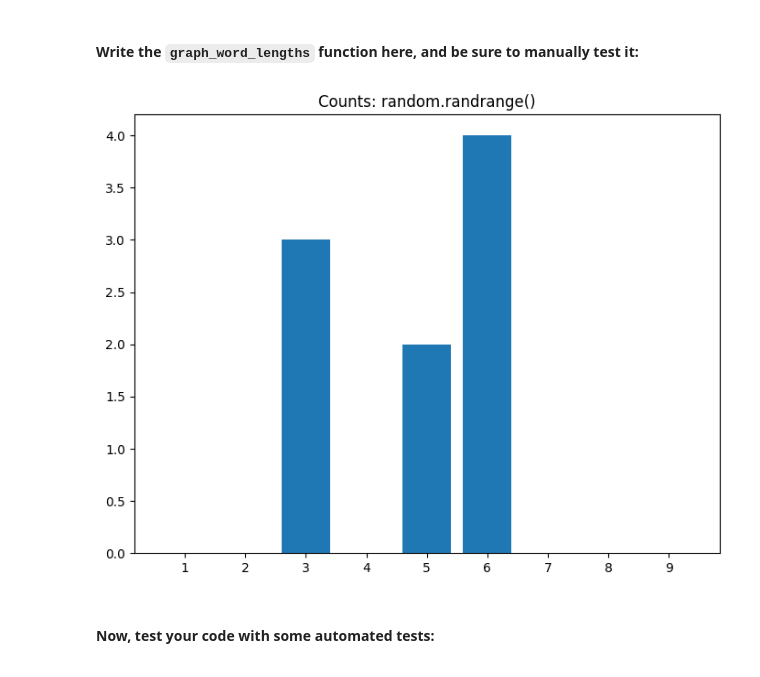
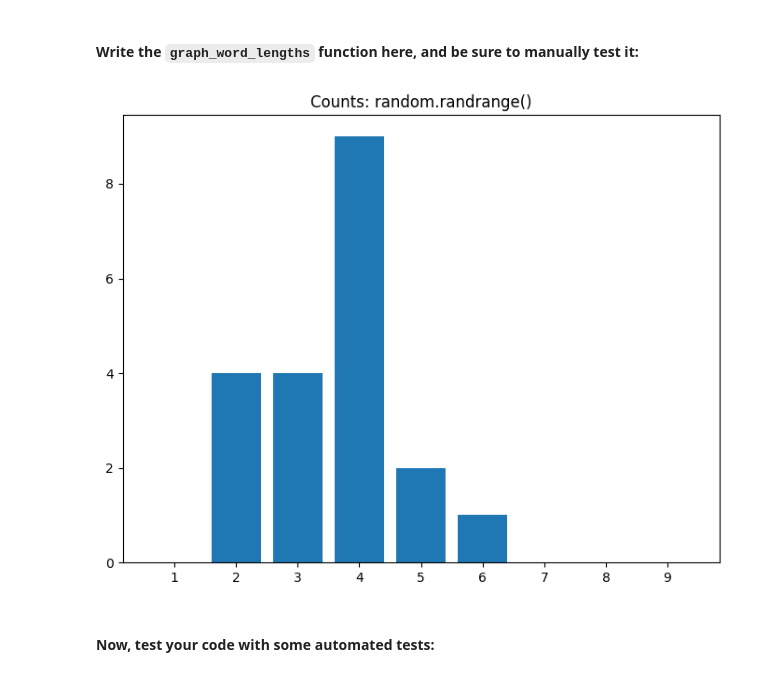
Before and after one commit to drossano/cs-617-project-2, a Jupyter notebook: Project2.ipynb, the cells around one changed output. Drawn from its saved outputs; the diff is of its cells as text; code cells hidden in the pictures.

```diff
--- a/Project2.ipynb
+++ b/Project2.ipynb
@@ -754,39 +756,34 @@ Remember that we created a graph in Project 1.  A similar approach may work here
 # %%
 def graph_word_lengths(w_dict):
     ''' create a graph showing number of words of lengths 1 to 9 letters long '''
     plot_list = {
                 '1':0,
                 '2':0,
                 '3':0,
                 '4':0,
                 '5':0,
                 '6':0,
                 '7':0,
                 '8':0,
                 '9':0}
     for each_word in w_dict:
         length = str(len(each_word))
         if length in plot_list:
             plot_list[length] += w_dict[each_word]
     # plot the results as a bar graph
     figure = plot.figure() # start with a blank figure
     axes = figure.add_axes([0,0,1,1])
     labels = list(plot_list.keys())
     values = list(plot_list.values())
     axes.bar(labels,values)
     axes.set_title('Counts: random.randrange()')
     plot.show()
-word_dict = {
-        "apple": 2,
-        "banana": 3,
-        "cherry": 1,
-        "dragonfruit": 1,
-        "elderberry": 2,
-        "fig": 3,
-}
+sample_text = load_localfile()
+cleaned_text = process_text(sample_text)
+word_dict = build_dict(cleaned_text)
 graph_word_lengths(word_dict)
 # %% [output]
-[figure, old version]
+[figure, new version]
 # %% [markdown]
 #### Now, test your code with some automated tests:
 # %%
```
Also changed, not shown: parts of 5 cells of this notebook.
